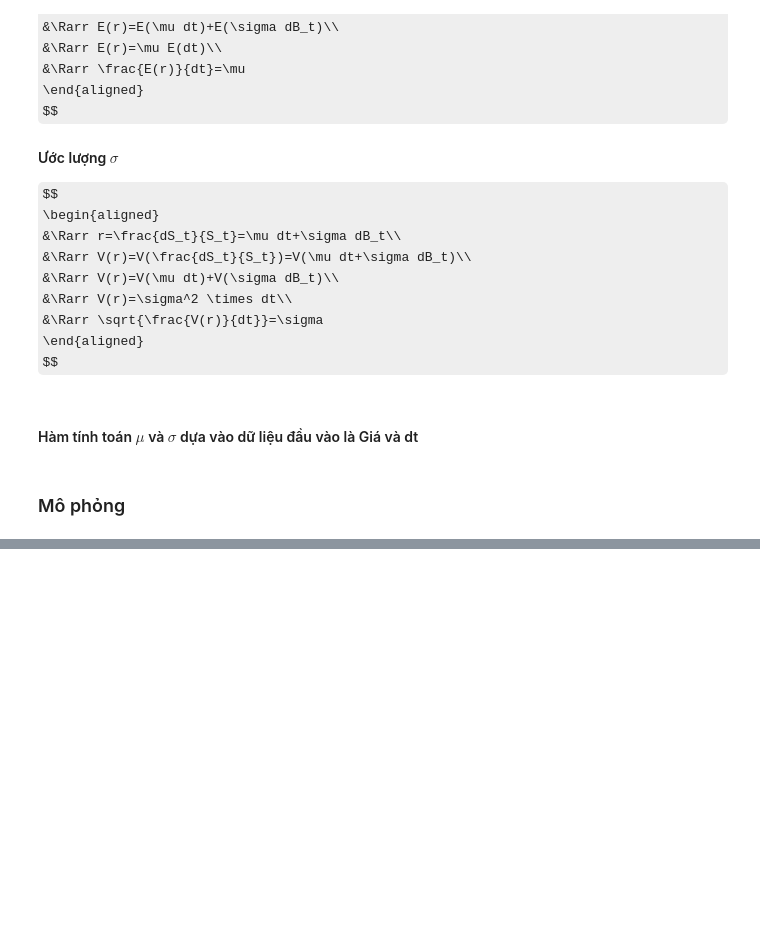
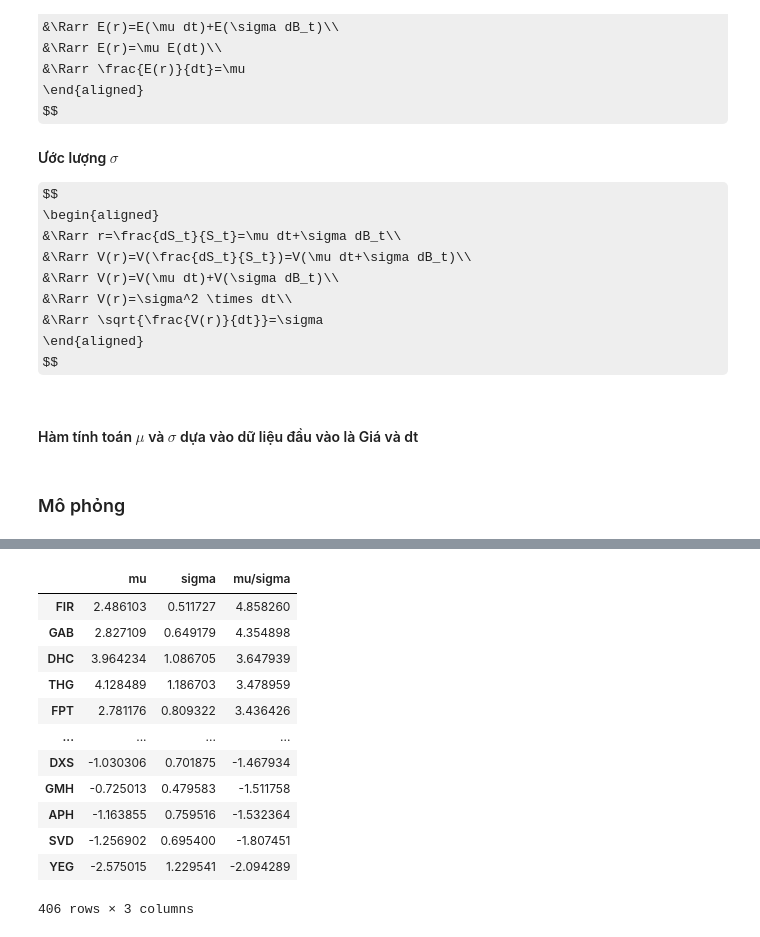
Before and after one commit to khanhtrinh2003/Financial-mathematics, a Jupyter notebook: mo_phong_tren_lop.ipynb, the cells around one changed output, grey strips where cells are left out. Cells and saved outputs as stored; diff of their text form; code cells hidden in the pictures; some formulas as TeX source; blank space fills up the shorter version.

```diff
--- a/mo_phong_tren_lop.ipynb
+++ b/mo_phong_tren_lop.ipynb
@@ -153,0 +154,29 @@ draw_vn("YEG")
+# %%
+res = []
+for i in vn.columns:
+    vn_df = vn[i].dropna()
+    T=1
+    N=len(vn_df) # Số bước
+    M=10000 # Số kịch bản
+    dt=T/N
+    mu, sigma = mu_sigma(vn_df,dt)
+    res.append([mu,sigma])
+# %%
+df = pd.DataFrame(res,columns=["mu","sigma"],index=vn.columns)
+df["mu/sigma"]=df["mu"]/df["sigma"]
+# %%
+df.sort_values(by="mu/sigma",ascending=False)
+# %% [output]
+|  | mu | sigma | mu/sigma |
+| FIR | 2.486103 | 0.511727 | 4.858260 |
+| GAB | 2.827109 | 0.649179 | 4.354898 |
+| DHC | 3.964234 | 1.086705 | 3.647939 |
+| THG | 4.128489 | 1.186703 | 3.478959 |
+| FPT | 2.781176 | 0.809322 | 3.436426 |
+| ... | ... | ... | ... |
+| DXS | -1.030306 | 0.701875 | -1.467934 |
+| GMH | -0.725013 | 0.479583 | -1.511758 |
+| APH | -1.163855 | 0.759516 | -1.532364 |
+| SVD | -1.256902 | 0.695400 | -1.807451 |
+| YEG | -2.575015 | 1.229541 | -2.094289 |
+406 rows × 3 columns
```
Also changed, not shown: parts of 4 cells of this notebook, 1 other file.
